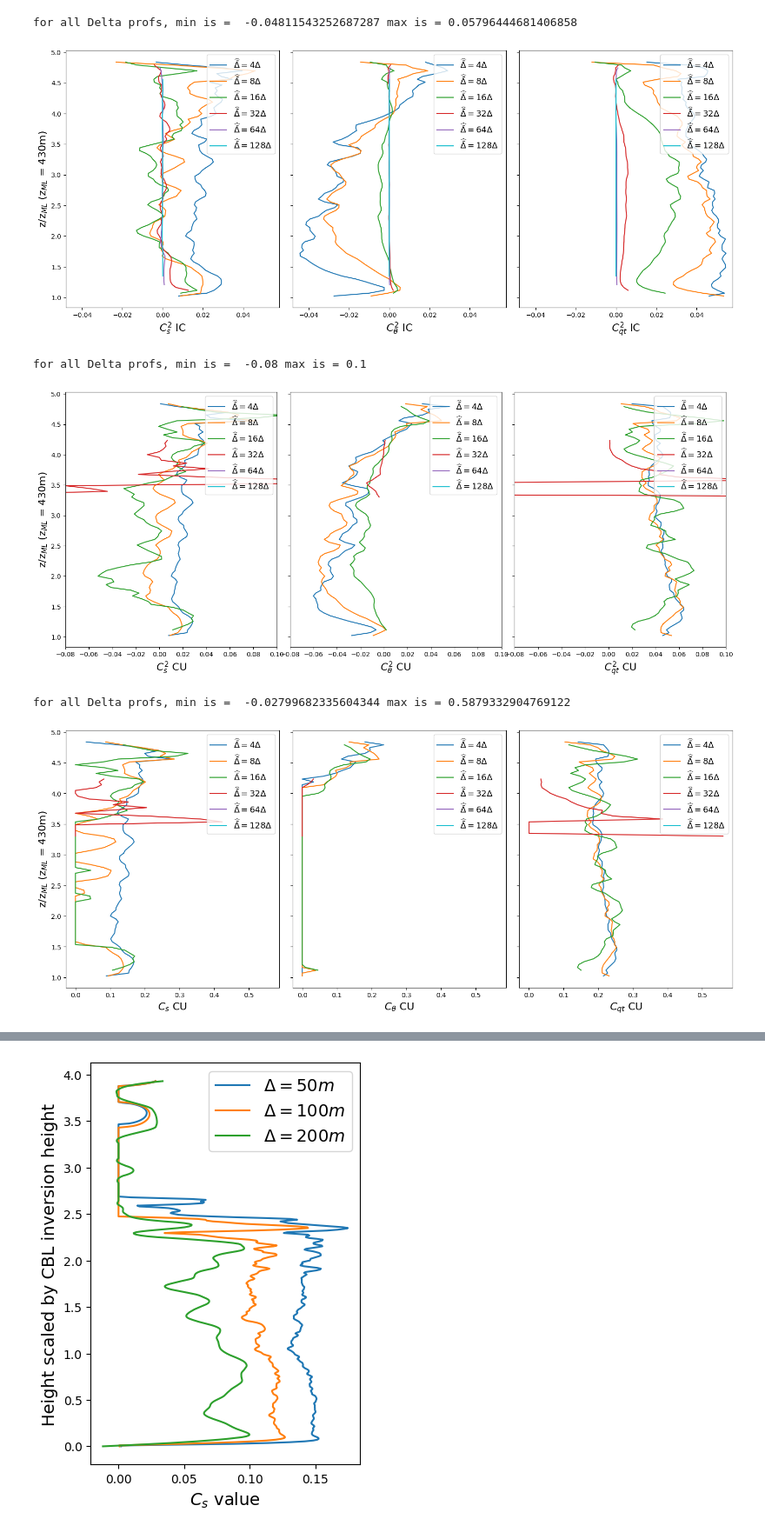
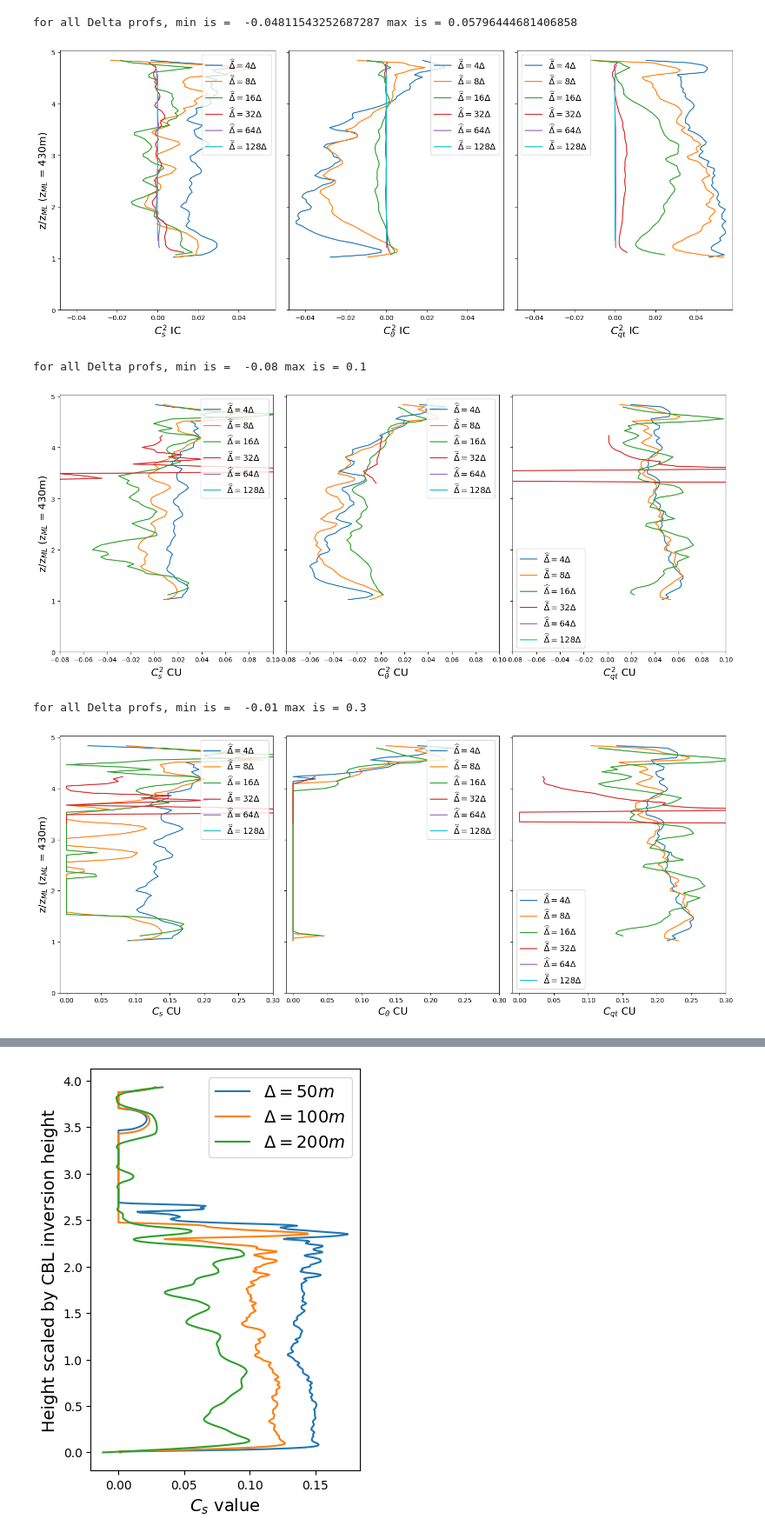
Before and after one commit to a-power/LES_analysis, a Jupyter notebook: updated_C_profs.ipynb, the cells around one changed output, grey strips where cells are left out. Shown at 87% size. Saved outputs shown, nothing was run; the diff lists cells and outputs as text; code cells hidden in the pictures.

```diff
--- a/updated_C_profs.ipynb
+++ b/updated_C_profs.ipynb
@@ -47,7 +47,7 @@ def plot_C_all_Deltas(Cs, Cth, Cqt, z, z_i, labels_in, title, plot_dir, C_type =
     #     ax[2].set_xlabel('$C^2_{qt}$', fontsize=16)
     ax[0].legend(fontsize=13, loc='upper right')
     ax[1].legend(fontsize=13, loc='upper right')
-    ax[2].legend(fontsize=13, loc='upper right')
+    ax[2].legend(fontsize=13, loc='best')
 
 
     left0, right0 = ax[0].set_xlim()
@@ -68,8 +68,12 @@ def plot_C_all_Deltas(Cs, Cth, Cqt, z, z_i, labels_in, title, plot_dir, C_type =
     ax[1].set_xlim(right = set_right, left = set_left)
     ax[2].set_xlim(right = set_right, left = set_left)
 
+    ax[0].set_ylim(bottom=0)
+    ax[1].set_ylim(bottom=0)
+    ax[2].set_ylim(bottom=0)
+
     ax[0].set_ylabel("z/z$_{ML}$ (z$_{ML}$ = "+ str(z_i) + "m)", fontsize=16)
-    plt.savefig(plot_dir + f'BOMEX_C_all_Delta_prof_scaled_zn.pdf', bbox_inches='tight')
+    plt.savefig(plot_dir + f'BOMEX_{C_type}_{title}_all_Delta_prof_scaled_zn.png', bbox_inches='tight')
     plt.show()
 
     plt.close()
@@ -83,8 +87,8 @@ bomex_path = 'C:/Users/si818415/Documents/code/LES_analysis/data/BOMEX/'
 
 path='C:/Users/si818415/Documents/code/LES_analysis/data/'
 
-plot_dir_BOMEX = 'C:/Users/si818415/Documents/plots/updated_C/BOMEX/C_profs'
-plot_dir_ARM = 'C:/Users/si818415/Documents/plots/updated_C/ARM/C_profs'
+plot_dir_BOMEX = 'C:/Users/si818415/Documents/plots/updated_C/BOMEX/C_profs/'
+plot_dir_ARM = 'C:/Users/si818415/Documents/plots/updated_C/ARM/C_profs/'
 # %%
 if case=='BOMEX':
     dx_BOMEX=20
@@ -151,18 +153,19 @@ for all Delta profs, min is =  -0.010725391702821333 max is = 0.2454214933796704
 plot_C_all_Deltas(C_sq_BOMEX_0[0,2,...], C_sq_BOMEX_0[1,2,...], C_sq_BOMEX_0[2,2,...], z_BOMEX, z_i_BOMEX, set_labels, 'IC', plot_dir_BOMEX, C_type = 'C_sq',)
 # %% [output]
 for all Delta profs, min is =  -0.04811543252687287 max is = 0.05796444681406858
-[figure, old version]
+[figure, new version]
 # %%
 plot_C_all_Deltas(C_sq_BOMEX_0[0,3,...], C_sq_BOMEX_0[1,3,...], C_sq_BOMEX_0[2,3,...], z_BOMEX, z_i_BOMEX,
                   set_labels, 'CU', plot_dir_BOMEX, C_type = 'C_sq', set_x_axis = [-0.08, 0.1])
 # %% [output]
 for all Delta profs, min is =  -0.08 max is = 0.1
-[figure, old version]
+[figure, new version]
 # %%
-plot_C_all_Deltas(C_sq_BOMEX_0[0,3,...], C_sq_BOMEX_0[1,3,...], C_sq_BOMEX_0[2,3,...], z_BOMEX, z_i_BOMEX, set_labels, 'CU', plot_dir_BOMEX, C_type = 'C',)
+plot_C_all_Deltas(C_sq_BOMEX_0[0,3,...], C_sq_BOMEX_0[1,3,...], C_sq_BOMEX_0[2,3,...], z_BOMEX, z_i_BOMEX, set_labels,
+                  'CU', plot_dir_BOMEX, C_type = 'C', set_x_axis = [-0.01, 0.3])
 # %% [output]
-for all Delta profs, min is =  -0.02799682335604344 max is = 0.5879332904769122
+for all Delta profs, min is =  -0.01 max is = 0.3
-[figure, old version]
+[figure, new version]
 # %%
 plot_C_all_Deltas(C_sq_BOMEX_0[0,4,...], C_sq_BOMEX_0[1,4,...], C_sq_BOMEX_0[2,4,...], z_BOMEX, z_i_BOMEX,
                   set_labels, 'CU', plot_dir_BOMEX, C_type = 'C_sq', set_x_axis = [-0.08, 0.1])
```
Also changed, not shown: parts of 14 cells of this notebook.
